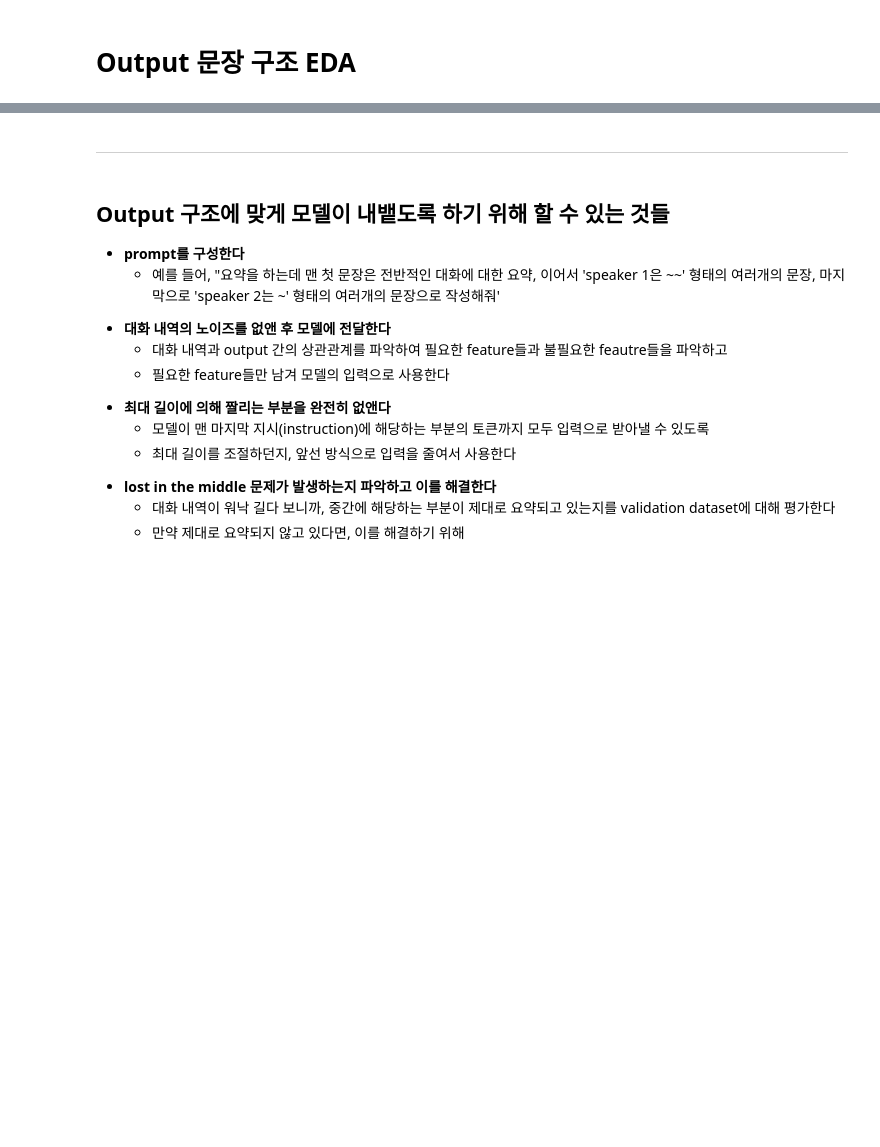
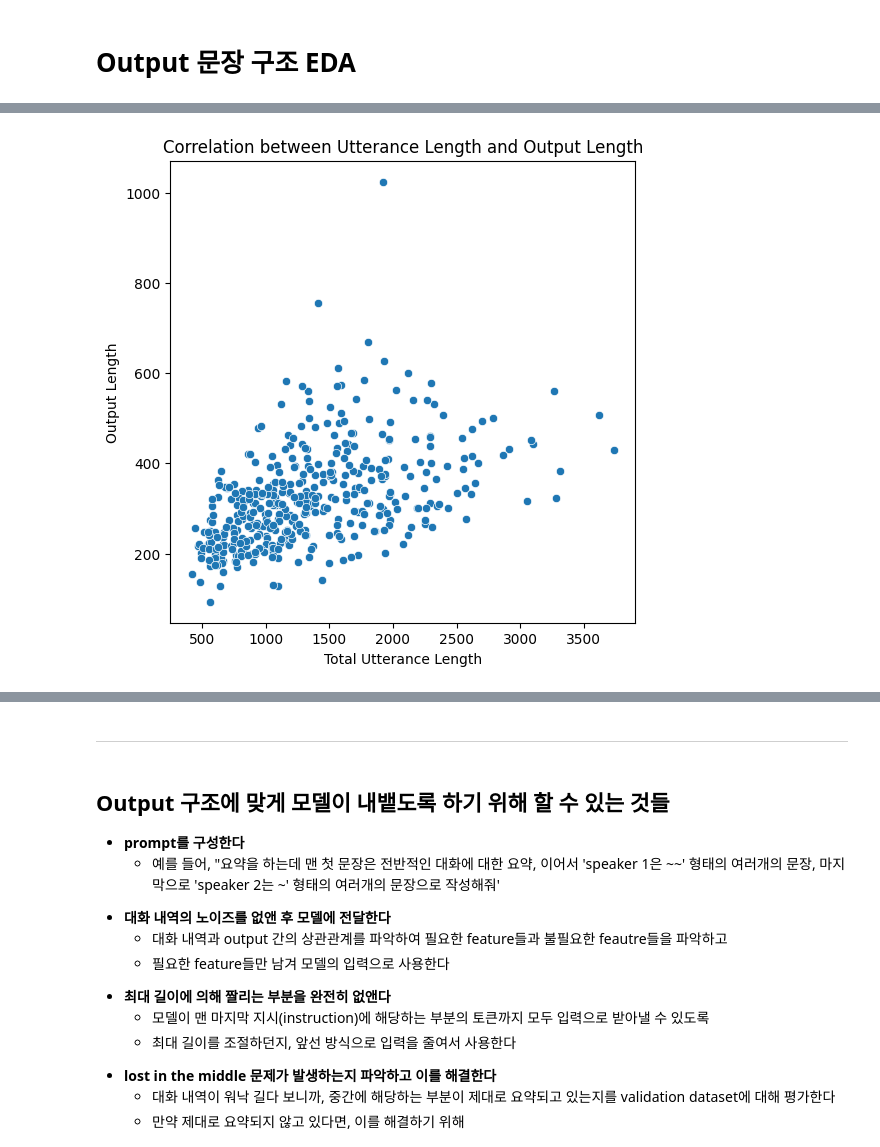
Before and after one commit to DonghaeSuh/dialogue-summarization, a Jupyter notebook: eda/output_structure_eda.ipynb, the cells around one changed output, grey strips where cells are left out. Cells and saved outputs as stored; diff of their text form; code cells hidden in the pictures; blank space fills up the shorter version.

```diff
--- a/eda/output_structure_eda.ipynb
+++ b/eda/output_structure_eda.ipynb
@@ -40,6 +42,8 @@ def make_dataframe(path: str) -> pd.DataFrame:
 train_df = make_dataframe('../resource/data/일상대화요약_train.json')
 dev_df = make_dataframe('../resource/data/일상대화요약_dev.json')
 test_df = make_dataframe('../resource/data/일상대화요약_test.json')
+# %%
+result_df = make_dataframe('../results/result.json')
 # %% [markdown]
 ## output의 구문 구조의 정성적 평가 결과에 따른 정량적 평가
 
@@ -161,0 +260,4 @@ Sample indexes that The starter speaker is not the first speaker in the output:
+# %%
+correlation_between_utterance_length_and_output_length(result_df, tokenizer)
+# %% [output]
+[figure, added]
```
Also changed, not shown: parts of 23 cells of this notebook, 1 other file.
